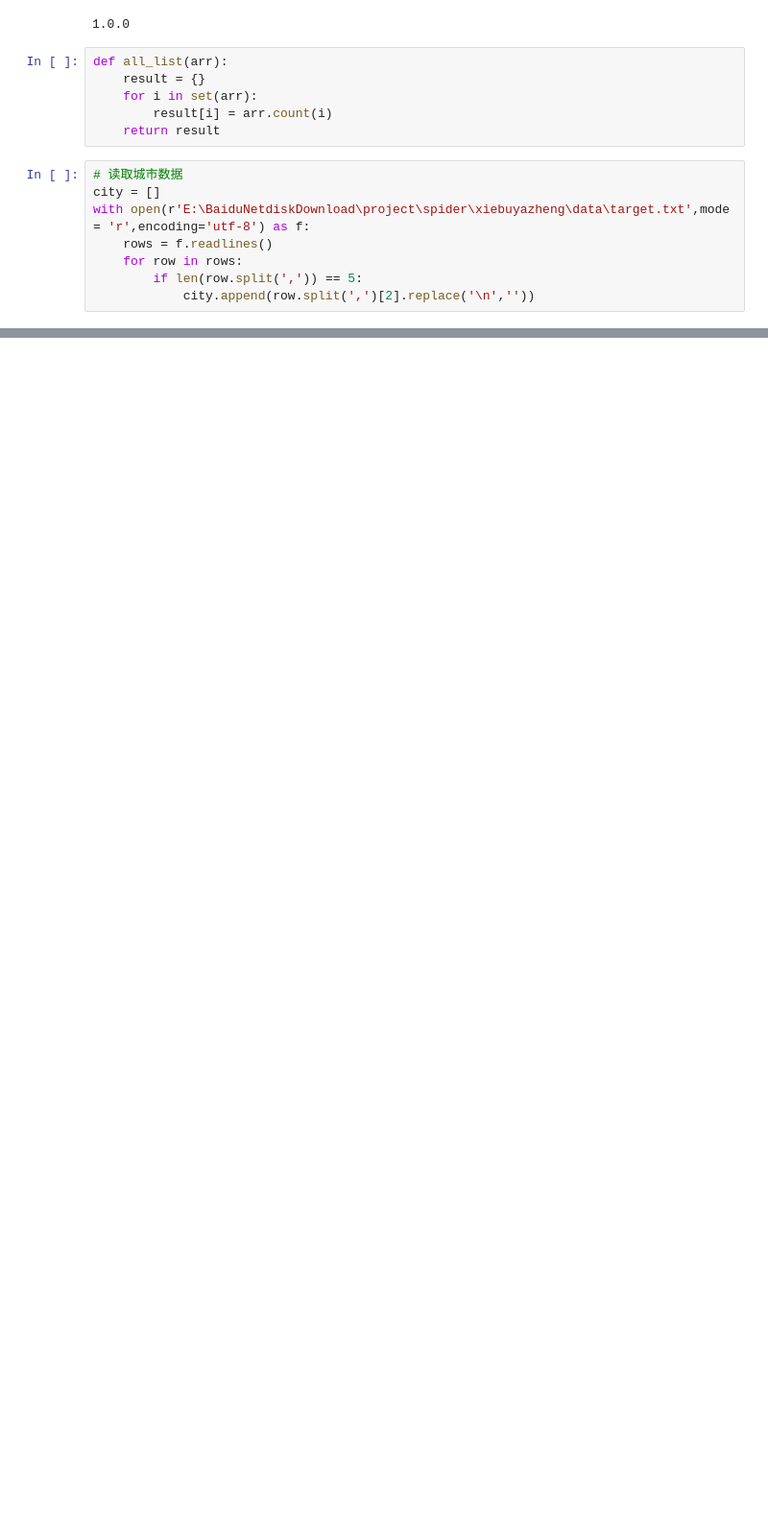
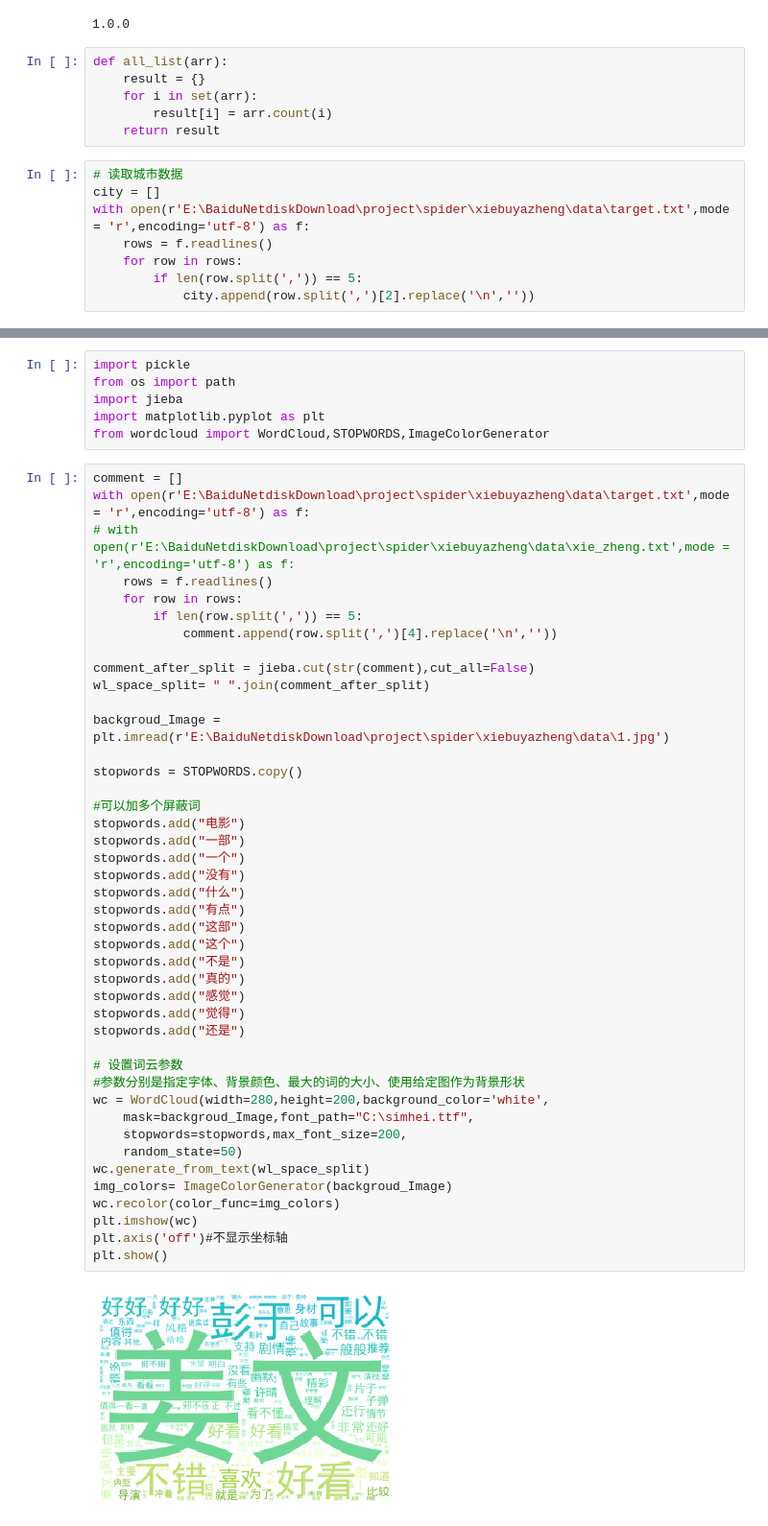
Before and after one commit to AlfredZKY/spider, a Jupyter notebook: xiebuyazheng/data.ipynb, the cells around one changed output, grey strips where cells are left out. Shown: that part at 96% size. Saved outputs shown, nothing was run; the diff lists cells and outputs as text; blank space fills up the shorter version.

```diff
--- a/xiebuyazheng/data.ipynb
+++ b/xiebuyazheng/data.ipynb
@@ -73,0 +79,51 @@ geo_base().render_notebook()
+# %%
+import pickle
+from os import path
+import jieba
+import matplotlib.pyplot as plt
+from wordcloud import WordCloud,STOPWORDS,ImageColorGenerator
+# %%
+comment = []
+with open(r'E:\BaiduNetdiskDownload\project\spider\xiebuyazheng\data\target.txt',mode = 'r',encoding='utf-8') as f:
+# with open(r'E:\BaiduNetdiskDownload\project\spider\xiebuyazheng\data\xie_zheng.txt',mode = 'r',encoding='utf-8') as f:
+    rows = f.readlines()
+    for row in rows:
+        if len(row.split(',')) == 5:
+            comment.append(row.split(',')[4].replace('\n',''))
+
+comment_after_split = jieba.cut(str(comment),cut_all=False)
+wl_space_split= " ".join(comment_after_split)
+
+backgroud_Image = plt.imread(r'E:\BaiduNetdiskDownload\project\spider\xiebuyazheng\data\1.jpg')
+
+stopwords = STOPWORDS.copy()
+
+#可以加多个屏蔽词
+stopwords.add("电影")
+stopwords.add("一部")
+stopwords.add("一个")
+stopwords.add("没有")
+stopwords.add("什么")
+stopwords.add("有点")
+stopwords.add("这部")
+stopwords.add("这个")
+stopwords.add("不是")
+stopwords.add("真的")
+stopwords.add("感觉")
+stopwords.add("觉得")
+stopwords.add("还是")
+
+# 设置词云参数
+#参数分别是指定字体、背景颜色、最大的词的大小、使用给定图作为背景形状
+wc = WordCloud(width=280,height=200,background_color='white',
+	mask=backgroud_Image,font_path="C:\simhei.ttf",
+	stopwords=stopwords,max_font_size=200,
+	random_state=50)
+wc.generate_from_text(wl_space_split)
+img_colors= ImageColorGenerator(backgroud_Image)
+wc.recolor(color_func=img_colors)
+plt.imshow(wc)
+plt.axis('off')#不显示坐标轴
+plt.show()
+# %% [output]
+[figure, added]
```
Also changed, not shown: parts of 5 cells of this notebook.
